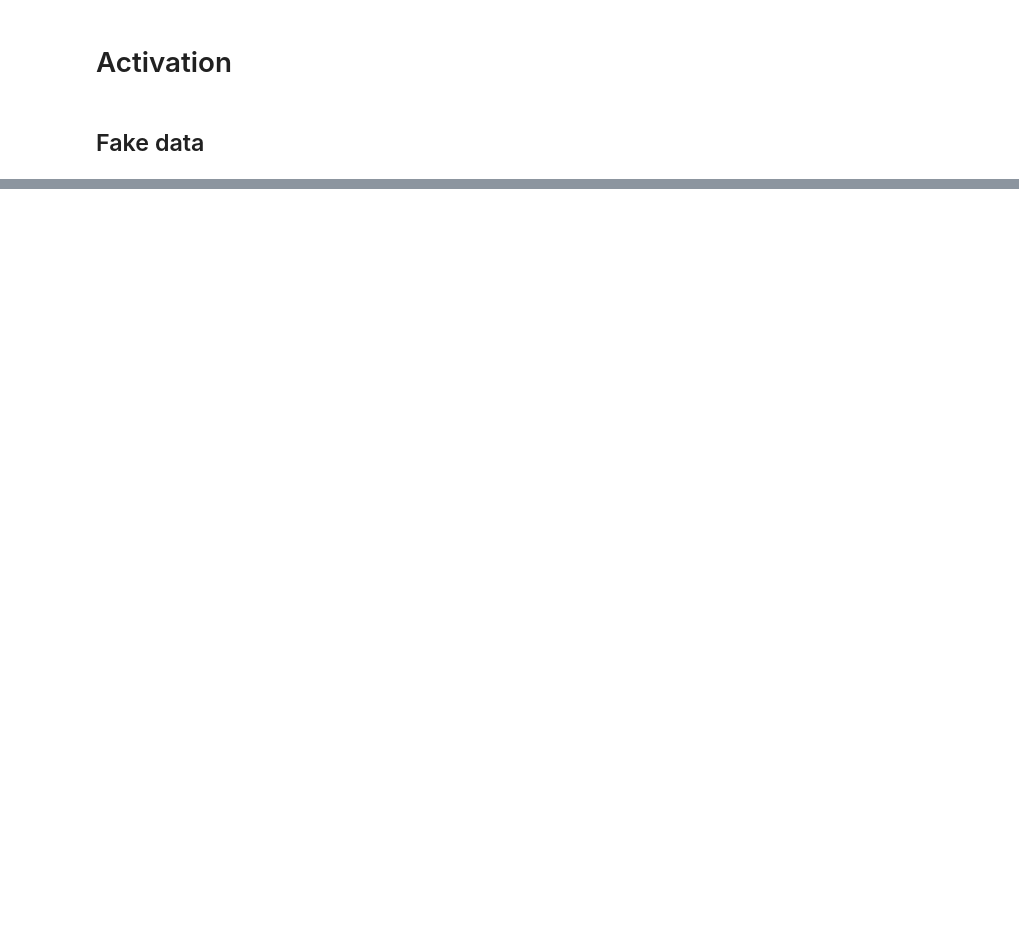
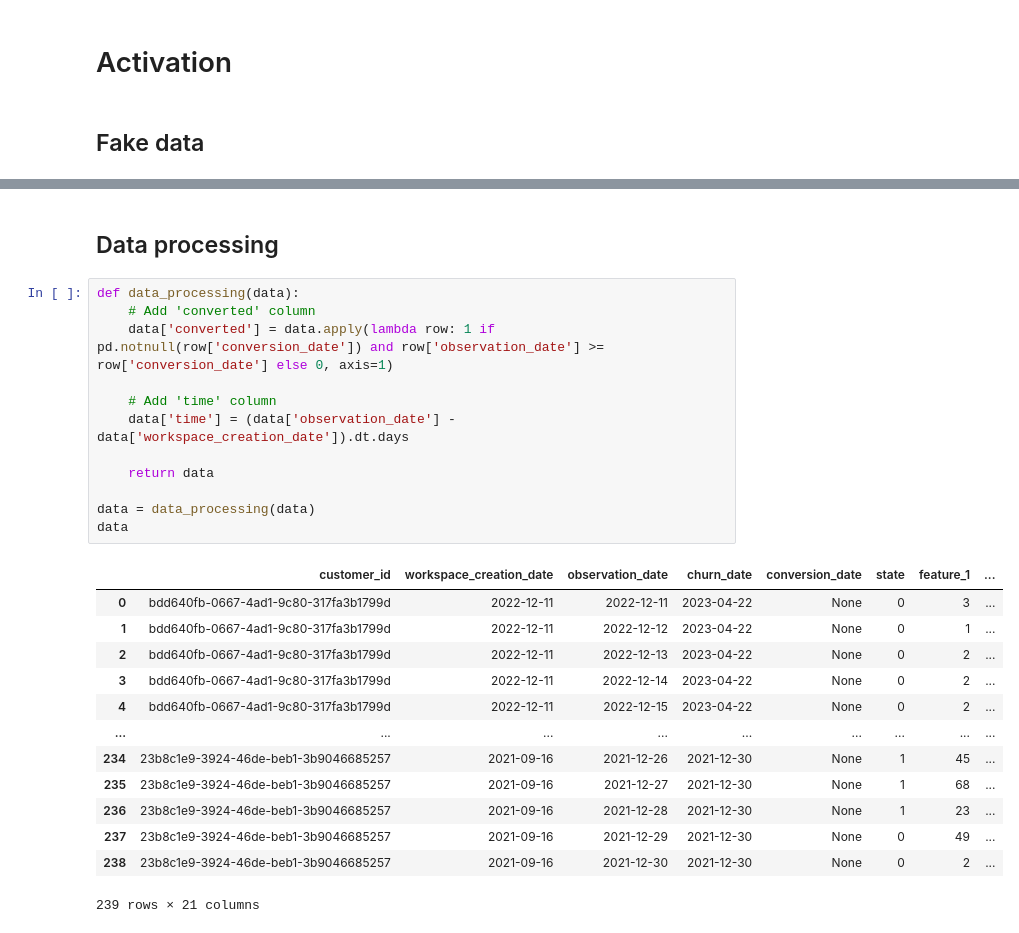
Before and after one commit to patricesweeney/growth, a Jupyter notebook: 02_Acquisition/03_Activation/Activation.ipynb, the cells around one changed output, grey strips where cells are left out. Cells and saved outputs as stored; diff of their text form; blank space fills up the shorter version.

```diff
--- a/02_Acquisition/03_Activation/Activation.ipynb
+++ b/02_Acquisition/03_Activation/Activation.ipynb
@@ -72,0 +94,28 @@ data
+# %% [markdown]
+## Data processing
+# %%
+def data_processing(data):
+    # Add 'converted' column
+    data['converted'] = data.apply(lambda row: 1 if pd.notnull(row['conversion_date']) and row['observation_date'] >= row['conversion_date'] else 0, axis=1)
+
+    # Add 'time' column
+    data['time'] = (data['observation_date'] - data['workspace_creation_date']).dt.days
+
+    return data
+
+data = data_processing(data)
+data
+# %% [output]
+|  | customer_id | workspace_creation_date | observation_date | churn_date | conversion_date | state | feature_1 | ... |
+| 0 | bdd640fb-0667-4ad1-9c80-317fa3b1799d | 2022-12-11 | 2022-12-11 | 2023-04-22 | None | 0 | 3 | ... |
+| 1 | bdd640fb-0667-4ad1-9c80-317fa3b1799d | 2022-12-11 | 2022-12-12 | 2023-04-22 | None | 0 | 1 | ... |
+| 2 | bdd640fb-0667-4ad1-9c80-317fa3b1799d | 2022-12-11 | 2022-12-13 | 2023-04-22 | None | 0 | 2 | ... |
+| 3 | bdd640fb-0667-4ad1-9c80-317fa3b1799d | 2022-12-11 | 2022-12-14 | 2023-04-22 | None | 0 | 2 | ... |
+| 4 | bdd640fb-0667-4ad1-9c80-317fa3b1799d | 2022-12-11 | 2022-12-15 | 2023-04-22 | None | 0 | 2 | ... |
+| ... | ... | ... | ... | ... | ... | ... | ... | ... |
+| 234 | 23b8c1e9-3924-46de-beb1-3b9046685257 | 2021-09-16 | 2021-12-26 | 2021-12-30 | None | 1 | 45 | ... |
+| 235 | 23b8c1e9-3924-46de-beb1-3b9046685257 | 2021-09-16 | 2021-12-27 | 2021-12-30 | None | 1 | 68 | ... |
+| 236 | 23b8c1e9-3924-46de-beb1-3b9046685257 | 2021-09-16 | 2021-12-28 | 2021-12-30 | None | 1 | 23 | ... |
+| 237 | 23b8c1e9-3924-46de-beb1-3b9046685257 | 2021-09-16 | 2021-12-29 | 2021-12-30 | None | 0 | 49 | ... |
+| 238 | 23b8c1e9-3924-46de-beb1-3b9046685257 | 2021-09-16 | 2021-12-30 | 2021-12-30 | None | 0 | 2 | ... |
+239 rows × 21 columns
```
Also changed, not shown: parts of 8 cells of this notebook.
